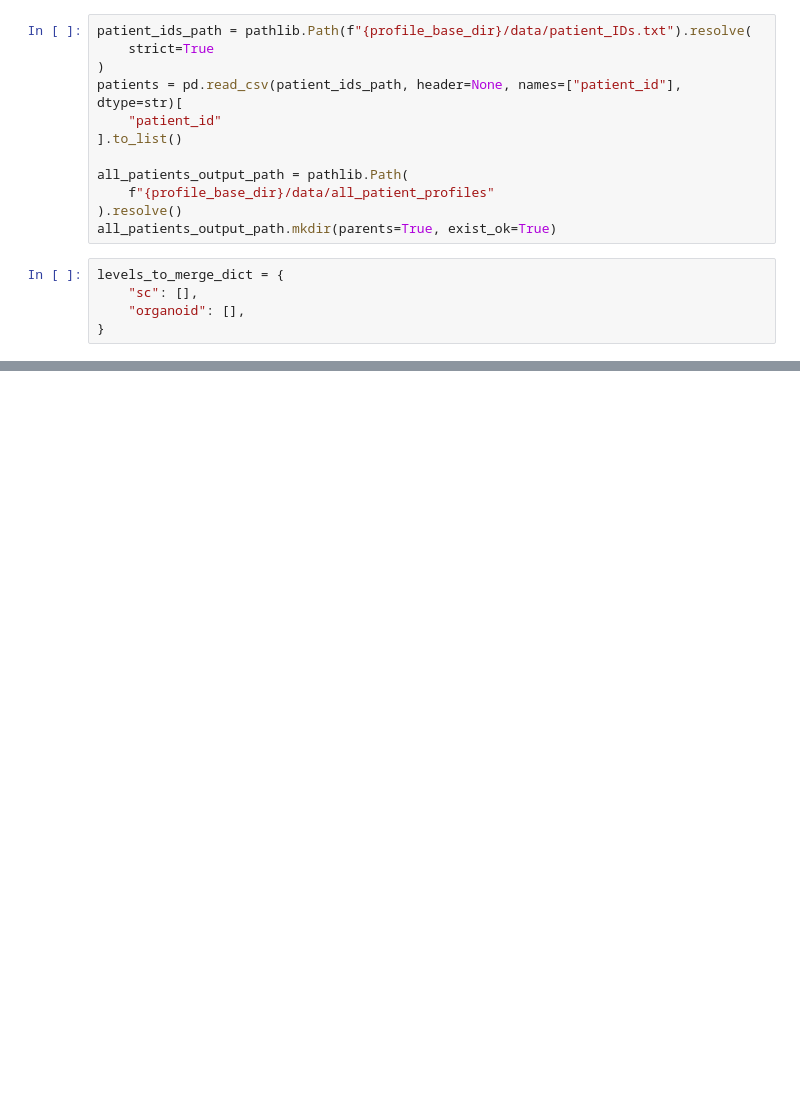
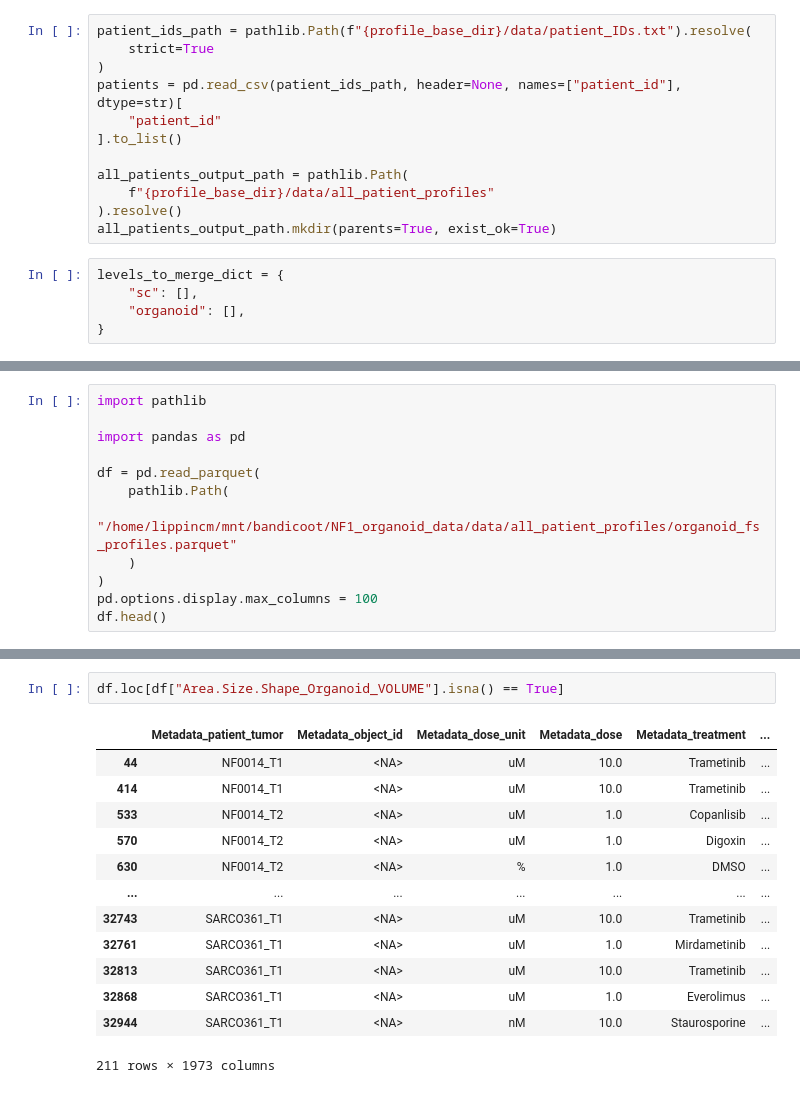
Before and after one commit to MikeLippincott/NF1_3D_organoid_profiling_pipeline, a Jupyter notebook: 4.processing_image_based_profiles/notebooks/12.combine_patients.ipynb, the cells around one changed output, grey strips where cells are left out. Drawn from its saved outputs; the diff is of its cells as text; blank space fills up the shorter version.

```diff
--- a/4.processing_image_based_profiles/notebooks/12.combine_patients.ipynb
+++ b/4.processing_image_based_profiles/notebooks/12.combine_patients.ipynb
@@ -301,0 +280,12 @@ The number features after feature selection: 1980
+# %%
+import pathlib
+
+import pandas as pd
+
+df = pd.read_parquet(
+    pathlib.Path(
+        "/home/lippincm/mnt/bandicoot/NF1_organoid_data/data/all_patient_profiles/organoid_fs_profiles.parquet"
+    )
+)
+pd.options.display.max_columns = 100
+df.head()
@@ -301,0 +300,16 @@ The number features after feature selection: 1980
+# %%
+df.loc[df["Area.Size.Shape_Organoid_VOLUME"].isna() == True]
+# %% [output]
+|  | Metadata_patient_tumor | Metadata_object_id | Metadata_dose_unit | Metadata_dose | Metadata_treatment | ... |
+| 44 | NF0014_T1 | <NA> | uM | 10.0 | Trametinib | ... |
+| 414 | NF0014_T1 | <NA> | uM | 10.0 | Trametinib | ... |
+| 533 | NF0014_T2 | <NA> | uM | 1.0 | Copanlisib | ... |
+| 570 | NF0014_T2 | <NA> | uM | 1.0 | Digoxin | ... |
+| 630 | NF0014_T2 | <NA> | % | 1.0 | DMSO | ... |
+| ... | ... | ... | ... | ... | ... | ... |
+| 32743 | SARCO361_T1 | <NA> | uM | 10.0 | Trametinib | ... |
+| 32761 | SARCO361_T1 | <NA> | uM | 1.0 | Mirdametinib | ... |
+| 32813 | SARCO361_T1 | <NA> | uM | 10.0 | Trametinib | ... |
+| 32868 | SARCO361_T1 | <NA> | uM | 1.0 | Everolimus | ... |
+| 32944 | SARCO361_T1 | <NA> | nM | 10.0 | Staurosporine | ... |
+211 rows × 1973 columns
```
Also changed, not shown: parts of 7 cells of this notebook, 23 other files.
